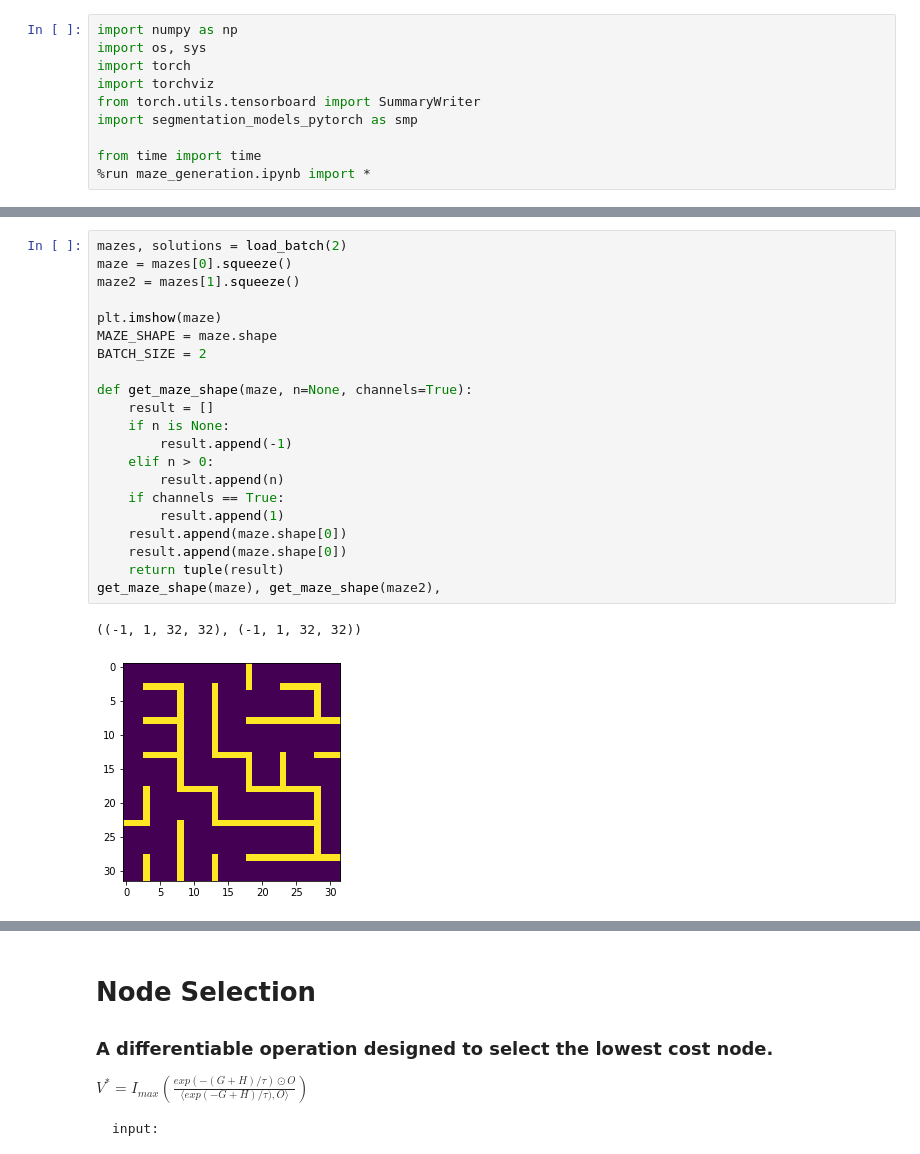
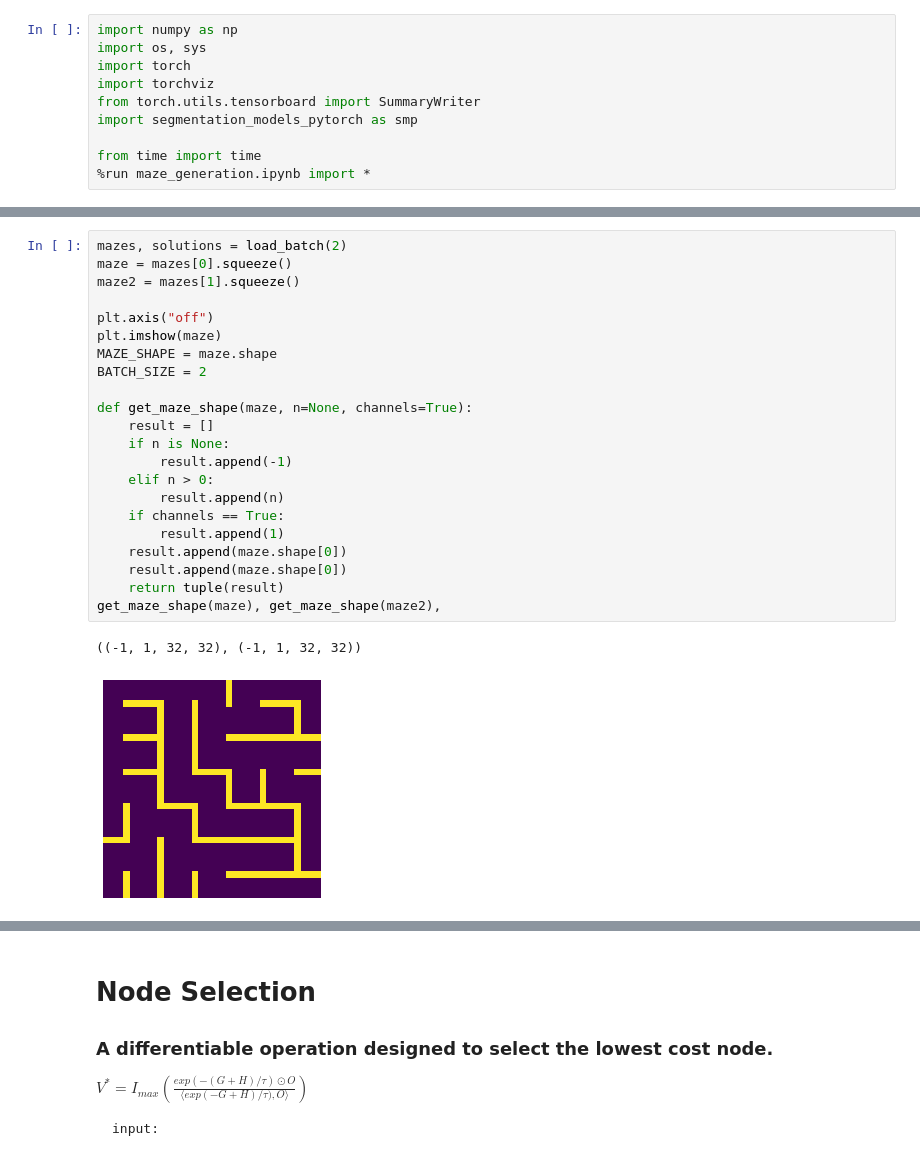
Before and after one commit to connordhenderson/neural-astar, a Jupyter notebook: neural_a_star_batched.ipynb, the cells around one changed output, grey strips where cells are left out. Drawn from its saved outputs; the diff is of its cells as text.

```diff
--- a/neural_a_star_batched.ipynb
+++ b/neural_a_star_batched.ipynb
@@ -22,27 +24,28 @@ def load_batch(n):
 # %%
 mazes, solutions = load_batch(2)
 maze = mazes[0].squeeze()
 maze2 = mazes[1].squeeze()
 
+plt.axis("off")
 plt.imshow(maze)
 MAZE_SHAPE = maze.shape
 BATCH_SIZE = 2
 
 def get_maze_shape(maze, n=None, channels=True):
     result = []
     if n is None:
         result.append(-1)
     elif n > 0:
         result.append(n)
     if channels == True:
         result.append(1)
     result.append(maze.shape[0])
     result.append(maze.shape[0])
     return tuple(result)
 get_maze_shape(maze), get_maze_shape(maze2),
 # %% [output]
 ((-1, 1, 32, 32), (-1, 1, 32, 32))
-[figure, old version]
+[figure, new version]
 # %%
 # We have a static start and end goal, so our H map will always look as follows:
 def get_h_map(maze):
```
Also changed, not shown: parts of 18 cells of this notebook, 3 other files.
